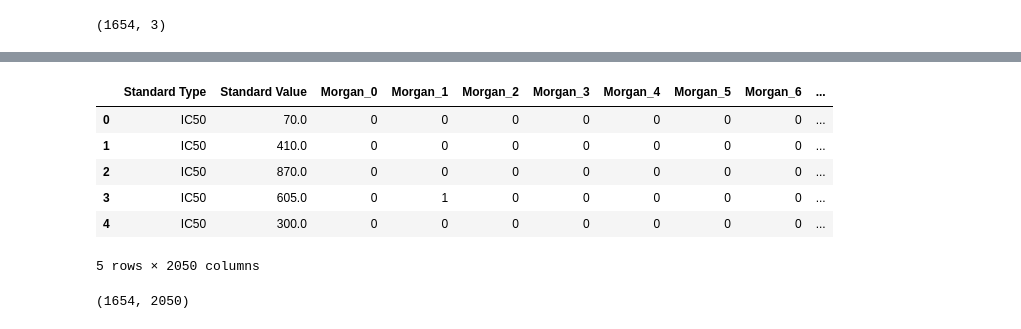
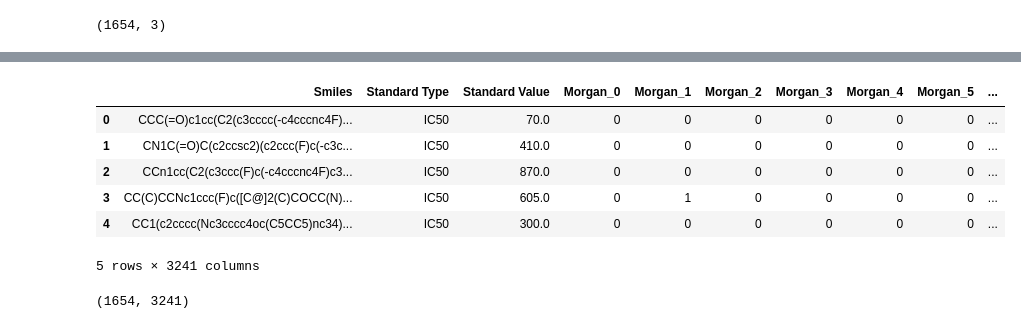
Before and after one commit to Sujal-gulia/bace1-inhibitor-classifier, a Jupyter notebook: regr_notebooks/0_data_procession.ipynb, the cells around one changed output, grey strips where cells are left out. Saved outputs shown, nothing was run; the diff lists cells and outputs as text; code cells hidden in the pictures.

Commit message:
Adding more features - MACCS and E3FP fingerprints

```diff
--- a/regr_notebooks/0_data_procession.ipynb
+++ b/regr_notebooks/0_data_procession.ipynb
@@ -78,0 +77,18 @@ merge_df.to_csv("fingerprints_data.csv", index=False)
+# %%
+smiles = df3['Smiles'].tolist()
+
+maccs_fp = MACCSFingerprint()
+maccs_fps = maccs_fp.transform(smiles)
+maccsfingerprint_df = pd.DataFrame(maccs_fps, columns=[f"MACCS_{i}" for i in range(maccs_fps.shape[1])])
+df3 = pd.concat([df3.reset_index(drop=True), maccsfingerprint_df], axis=1)
+
+mol_transformer = MolFromSmilesTransformer()
+mols = mol_transformer.transform(smiles)
+
+conf_gen = ConformerGenerator()
+mols_with_conf = conf_gen.transform(mols)
+
+e3fp_fp = E3FPFingerprint()
+e3fp_fps = e3fp_fp.transform(mols_with_conf)
+e3fpfingerprint_df = pd.DataFrame(e3fp_fps, columns=[f"e3fp_{i}" for i in range(e3fp_fps.shape[1])])
+df3 = pd.concat([df3.reset_index(drop=True), e3fpfingerprint_df], axis=1)
@@ -79,14 +115,14 @@ merge_df.to_csv("fingerprints_data.csv", index=False)
 # %%
-merge_df.head()
+df3.head()
 # %% [output]
-|  | Standard Type | Standard Value | Morgan_0 | Morgan_1 | Morgan_2 | Morgan_3 | Morgan_4 | Morgan_5 | Morgan_6 | ... |
-| 0 | IC50 | 70.0 | 0 | 0 | 0 | 0 | 0 | 0 | 0 | ... |
-| 1 | IC50 | 410.0 | 0 | 0 | 0 | 0 | 0 | 0 | 0 | ... |
-| 2 | IC50 | 870.0 | 0 | 0 | 0 | 0 | 0 | 0 | 0 | ... |
-| 3 | IC50 | 605.0 | 0 | 1 | 0 | 0 | 0 | 0 | 0 | ... |
-| 4 | IC50 | 300.0 | 0 | 0 | 0 | 0 | 0 | 0 | 0 | ... |
+|  | Smiles | Standard Type | Standard Value | Morgan_0 | Morgan_1 | Morgan_2 | Morgan_3 | Morgan_4 | Morgan_5 | ... |
+| 0 | CCC(=O)c1cc(C2(c3cccc(-c4cccnc4F)... | IC50 | 70.0 | 0 | 0 | 0 | 0 | 0 | 0 | ... |
+| 1 | CN1C(=O)C(c2ccsc2)(c2ccc(F)c(-c3c... | IC50 | 410.0 | 0 | 0 | 0 | 0 | 0 | 0 | ... |
+| 2 | CCn1cc(C2(c3ccc(F)c(-c4cccnc4F)c3... | IC50 | 870.0 | 0 | 0 | 0 | 0 | 0 | 0 | ... |
+| 3 | CC(C)CCNc1ccc(F)c([C@]2(C)COCC(N)... | IC50 | 605.0 | 0 | 1 | 0 | 0 | 0 | 0 | ... |
+| 4 | CC1(c2cccc(Nc3cccc4oc(C5CC5)nc34)... | IC50 | 300.0 | 0 | 0 | 0 | 0 | 0 | 0 | ... |
-5 rows × 2050 columns
+5 rows × 3241 columns
 # %%
-merge_df.shape
+df3.shape
 # %% [output]
-(1654, 2050)
+(1654, 3241)
```
Also changed, not shown: parts of 7 cells of this notebook, 3 other files.
